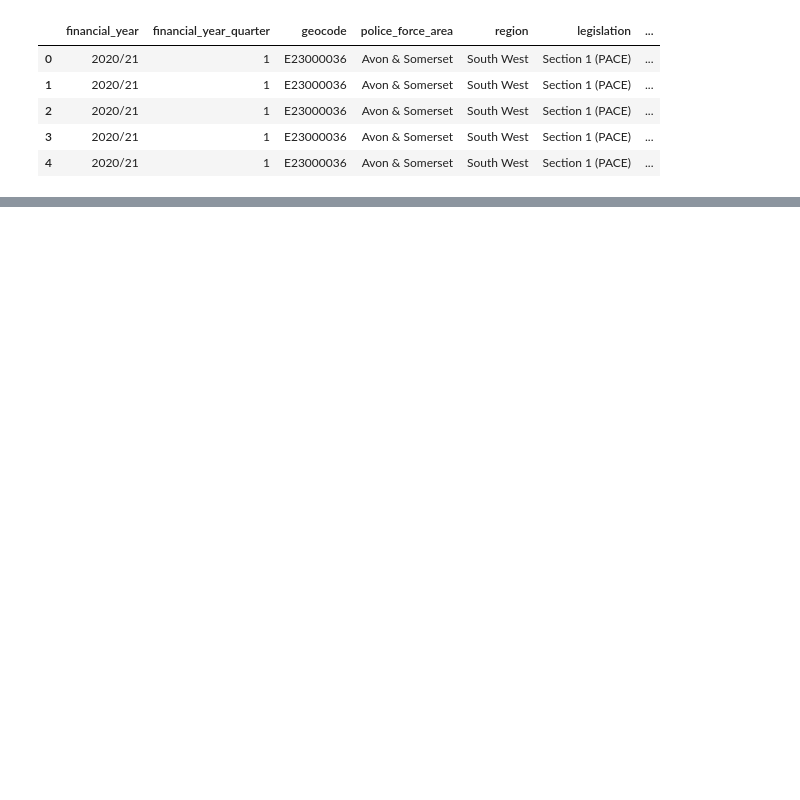
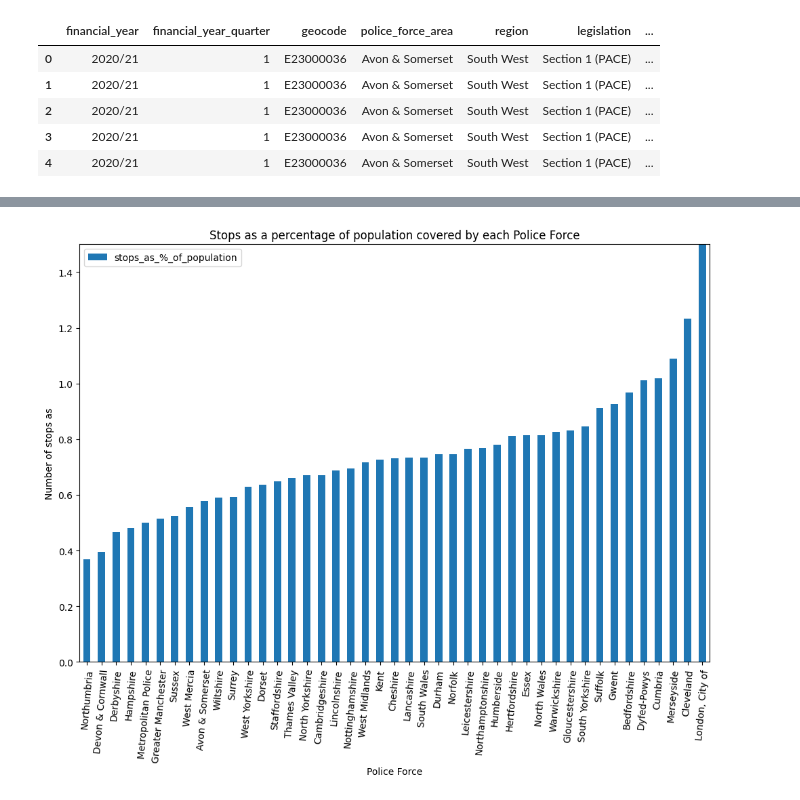
Before and after one commit to elliecheshire/Stop_and_Search, a Jupyter notebook: Stop_Search_analysis.ipynb, the cells around one changed output, grey strips where cells are left out. Cells and saved outputs as stored; diff of their text form; code cells hidden in the pictures; blank space fills up the shorter version.

```diff
--- a/Stop_Search_analysis.ipynb
+++ b/Stop_Search_analysis.ipynb
@@ -103,0 +98,30 @@ plt.show()
+# %%
+# Stops as a % of the area population
+
+# using population data from mid 2022 to give an estimation of the number of
+# stops by each police force in relation to the population they cover
+
+pop_pfa = pd.read_excel('/content/drive/MyDrive/programming_freeform_assessment/population_police_force_area.xlsx')
+pop_pfa.head()
+
+# combine dataframe containing number of stops per police force and population using shared 'police_force_area' column
+pop_force_name_counts = pd.merge(force_name_counts, pop_pfa, on='police_force_area')
+
+# create a new column calculating number of stops as a percentage of the population
+pop_force_name_counts['stops_as_%_of_population'] = pop_force_name_counts['count']/pop_force_name_counts['Population (mid 2022)'] * 100
+# make 'London' which is a combination of 'Metrropolitan Police' and 'London, City of'
+
+pop_force_name_counts.sort_values('stops_as_%_of_population', inplace=True)
+
+# plot stops_as_%_of_population cover for each police_force_area
+pop_force_name_counts.plot(kind = 'bar',x ='police_force_area', y='stops_as_%_of_population', width = 0.5, figsize = (12,8))
+plt.title('Stops as a percentage of population covered by each Police Force')
+plt.ylim(0,1.5)
+# put bars in descending order
+
+plt.xlabel('Police Force')
+plt.xticks(rotation = 85)
+plt.ylabel('Number of stops as a percentage of ')
+plt.show()
+# %% [output]
+[figure, added]
```
Also changed, not shown: parts of 4 cells of this notebook.
